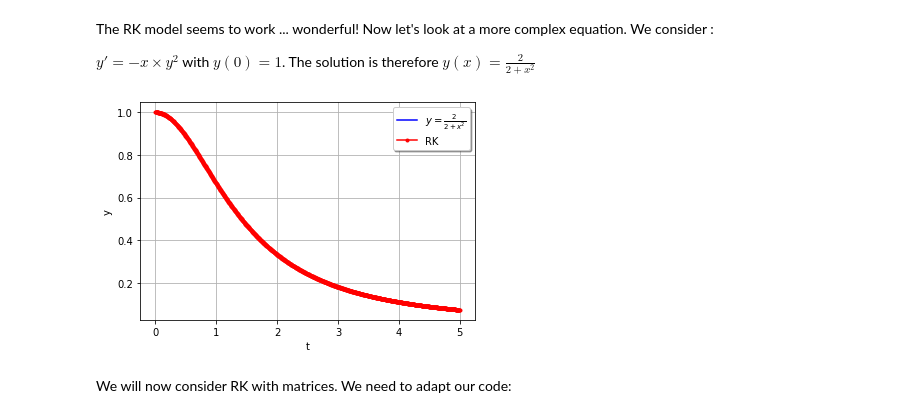
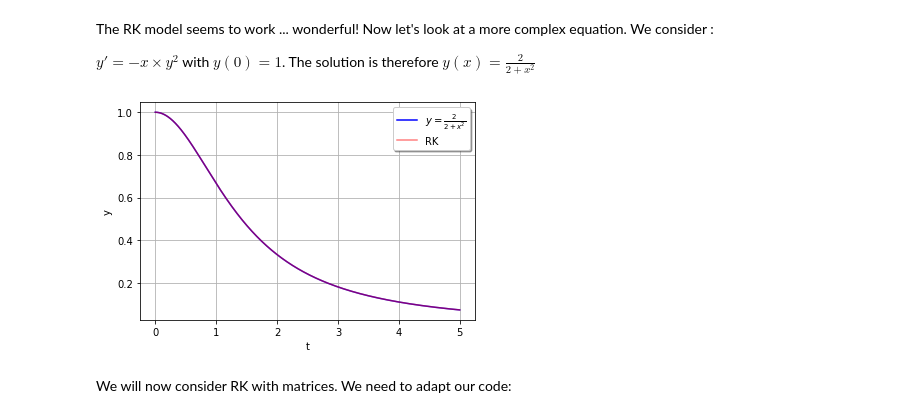
Before and after one commit to DCC-Lab/Computational-neuroscience-RNNs-, a Jupyter notebook: Differential_equation_solver/Diff_Eq_Solver_Euler_RK_.ipynb, the cells around one changed output. Cells and saved outputs as stored; diff of their text form; code cells hidden in the pictures.

```diff
--- a/Differential_equation_solver/Diff_Eq_Solver_Euler_RK_.ipynb
+++ b/Differential_equation_solver/Diff_Eq_Solver_Euler_RK_.ipynb
@@ -44,14 +44,14 @@ plt.show()
 # %% [markdown]
 With $y' = y^2$ and $y(0)=-1$. We already know that the solution is : $y=\frac{-1}{t+1}$
 # %%
-t = np.linspace(0,10,10000)
+t = np.linspace(0,10,1000)
 y0 = -1
 f = lambda y,t: y**2
 y = Euler_method(f, y0, t)
 y_true = -1/(t+1)
 
 plt.plot(t, y_true, "b-", label=r"$y=\frac{-1}{t+1}$")
-plt.plot(t, y, "r.-", label="Euler")
+plt.plot(t, y, "r-", alpha=0.5, label="Euler")
 plt.legend(fancybox=True, shadow=True)
 plt.grid(True)
 plt.xlabel("t")
@@ -252,20 +252,20 @@ $y' = -x \times y^2$ with $y(0) = 1$. The solution is therefore $y(x) = \frac{2}
 # %%
 def dydx(t, y):
     return (-t * y**2)
 
 t = np.linspace(0, 5, 1000)
 y0 = np.array([1])
 y = RK4_1D(t=t, y0=y0, dydx=dydx)
 y_true = 2/(2+t**2)
 plt.plot(t, y_true, "b-", label=r"$y=\frac{2}{2+x^2}$")
-plt.plot(t, y, "r.-", label="RK")
+plt.plot(t, y, "r-", alpha=0.5, label="RK")
 plt.grid(True)
 plt.legend(shadow=True, fancybox=True)
 plt.xlabel("t")
 plt.ylabel("y")
 plt.show()
 # %% [output]
-[figure, old version]
+[figure, new version]
 # %% [markdown]
 We will now consider RK with matrices. We need to adapt our code:
 # %%
```
Also changed, not shown: parts of 11 cells of this notebook.
